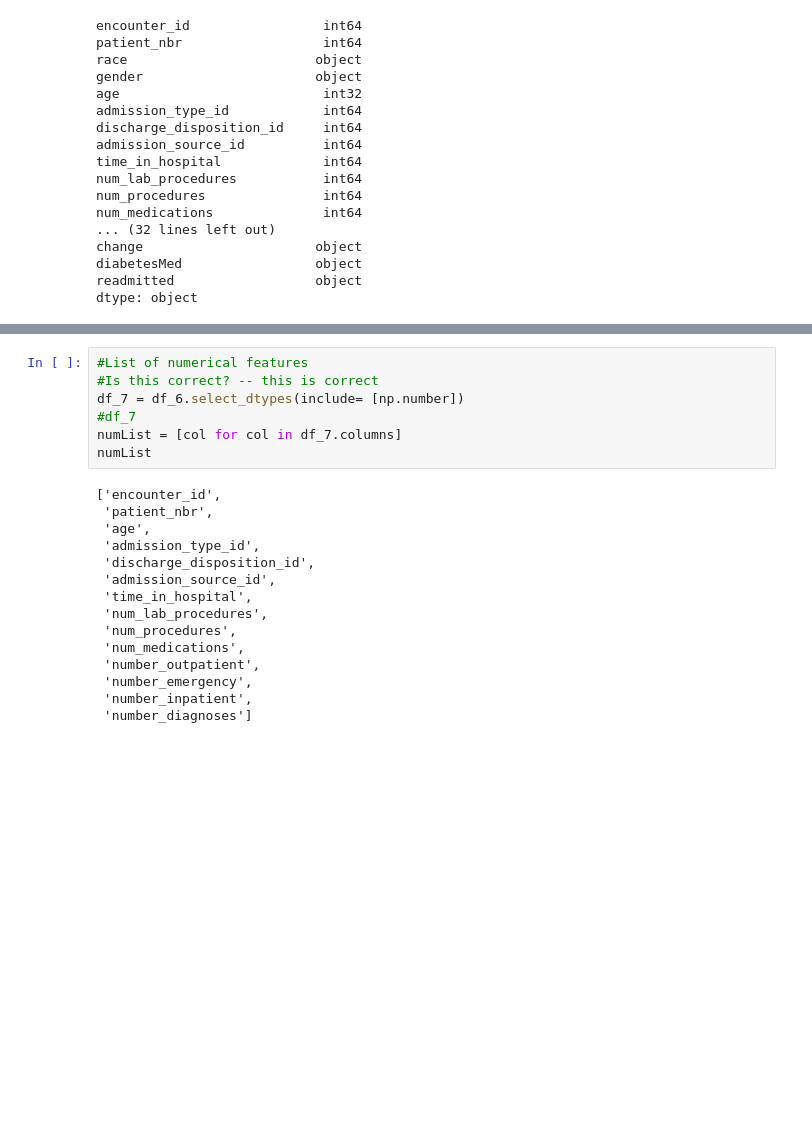
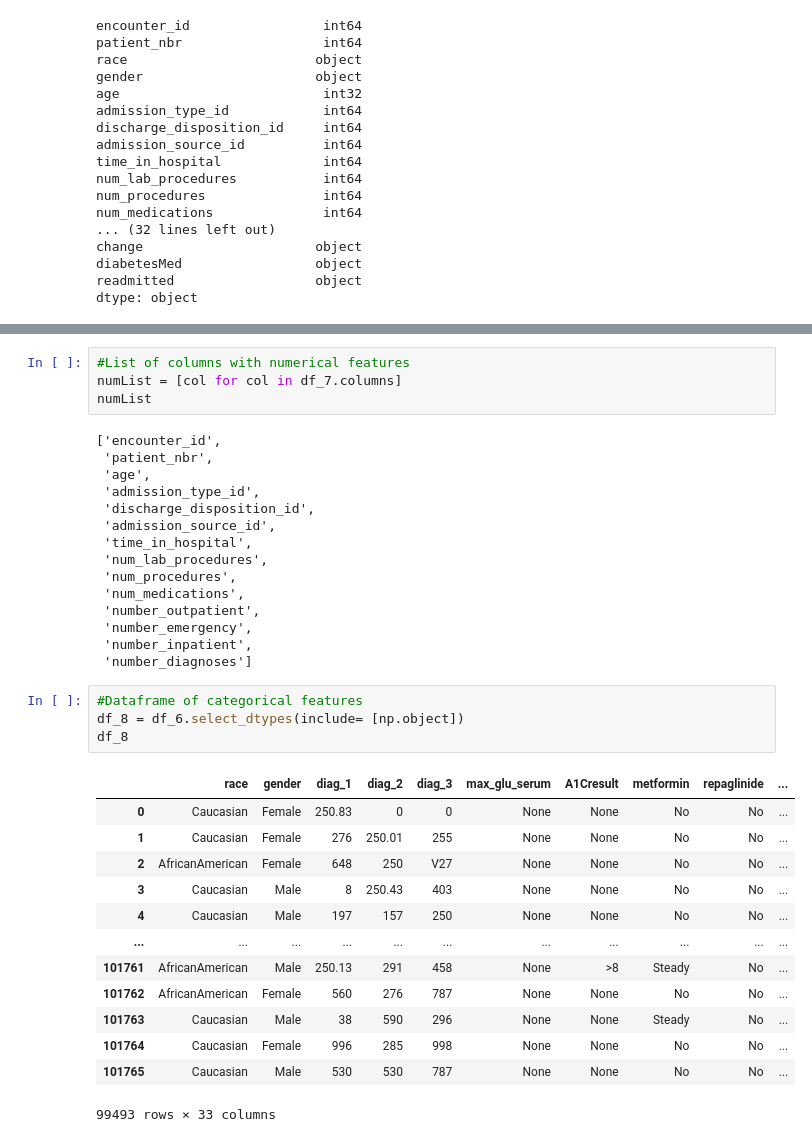
Before and after one commit to sufyaans/bigdata_cw2, a Jupyter notebook: 193_solution.ipynb, the cells around one changed output, grey strips where cells are left out. Saved outputs shown, nothing was run; the diff lists cells and outputs as text; blank space fills up the shorter version.

Commit message:
num/cat list and df

```diff
--- a/193_solution.ipynb
+++ b/193_solution.ipynb
@@ -190,8 +208,5 @@ dtype: object
 # %%
-#List of numerical features
-#Is this correct? -- this is correct
-df_7 = df_6.select_dtypes(include= [np.number])
-#df_7
+#List of columns with numerical features
 numList = [col for col in df_7.columns]
 numList
 # %% [output]
@@ -209,4 +224,22 @@ numList
  'number_emergency',
  'number_inpatient',
  'number_diagnoses']
+# %%
+#Dataframe of categorical features
+df_8 = df_6.select_dtypes(include= [np.object])
+df_8
+# %% [output]
+|  | race | gender | diag_1 | diag_2 | diag_3 | max_glu_serum | A1Cresult | metformin | repaglinide | ... |
+| 0 | Caucasian | Female | 250.83 | 0 | 0 | None | None | No | No | ... |
+| 1 | Caucasian | Female | 276 | 250.01 | 255 | None | None | No | No | ... |
+| 2 | AfricanAmerican | Female | 648 | 250 | V27 | None | None | No | No | ... |
+| 3 | Caucasian | Male | 8 | 250.43 | 403 | None | None | No | No | ... |
+| 4 | Caucasian | Male | 197 | 157 | 250 | None | None | No | No | ... |
+| ... | ... | ... | ... | ... | ... | ... | ... | ... | ... | ... |
+| 101761 | AfricanAmerican | Male | 250.13 | 291 | 458 | None | >8 | Steady | No | ... |
+| 101762 | AfricanAmerican | Female | 560 | 276 | 787 | None | None | No | No | ... |
+| 101763 | Caucasian | Male | 38 | 590 | 296 | None | None | Steady | No | ... |
+| 101764 | Caucasian | Female | 996 | 285 | 998 | None | None | No | No | ... |
+| 101765 | Caucasian | Male | 530 | 530 | 787 | None | None | No | No | ... |
+99493 rows × 33 columns
 # %%
```
Also changed, not shown: parts of 2 cells of this notebook, 1 other file.
